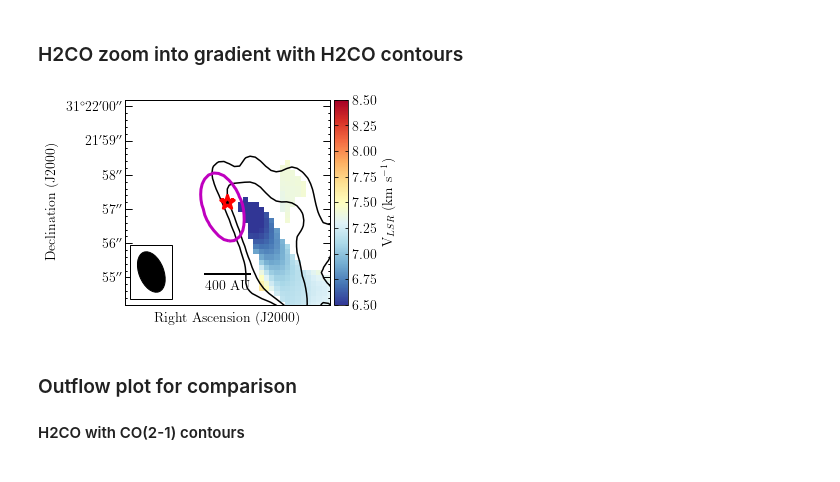
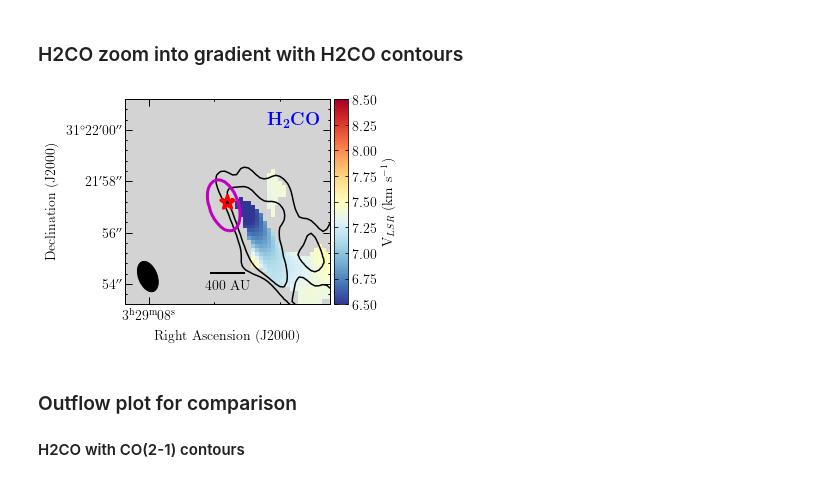
Before and after one commit to tere-valdivia/Per-emb-50_results, a Jupyter notebook: Data_figures.ipynb, the cells around one changed output. Saved outputs shown, nothing was run; the diff lists cells and outputs as text; code cells hidden in the pictures.

```diff
--- a/Data_figures.ipynb
+++ b/Data_figures.ipynb
@@ -622,37 +676,40 @@ phasecent = np.array([head['ra'], head['dec']]) *u.deg
 freq = head['restfreq'] * u.Hz
 header = WCS(head).celestial.to_header()
 header['bmaj'] = head['bmaj']
 header['bmin'] = head['bmin']
 header['bpa'] = head['bpa']
 moment = paramcube[1]
 vmin = 6.5
 vmax = 8.5
 cmap = 'RdYlBu_r'
 
 ang_size = (400 / 293) * u.arcsec
-
+title = r'\textbf{H\boldmath$_{2}$CO}'
 filename_contour = 'H2CO/CDconfigsmall/Per-emb-50_CD_l021l060_uvsub_H2CO_multi_small_fitcube_stream_mom0'
 levels = np.array([3,5]) * 0.25 # K km/s
 
 filename_continuum = 'continuum/Per-emb-50_CD_li_cont_rob1-selfcal'
 cont_data = fits.getdata(filename_continuum+'.fits')[0]
 cont_header = WCS(fits.getheader(filename_continuum+'.fits')).celestial.to_header()
 
 fig = plot_aplpy_standard(fits.PrimaryHDU(data=moment, header=header), stretch, vmin, vmax, cmap, label_col='k', star_col='r')
+fig.set_nan_color('lightgrey')
 fig.colorbar.set_axis_label_text(r'V$_{LSR}$ (km s$^{-1}$)')
 fig.show_contour(filename_contour+'.fits', levels=levels, colors='k')
 fig.scalebar.set_length(ang_size)
 fig.scalebar.set_label('400 AU')
 fig.show_contour(fits.PrimaryHDU(data=cont_data,header=cont_header), levels=[0.007], colors='m', linewidths=3)
-fig.recenter(ra_Per50.value, dec_Per50.value, (3*u.arcsec).to(u.deg).value)
+fig.recenter(ra_Per50.value, dec_Per50.value, (4*u.arcsec).to(u.deg).value)
 fig._layers['star']._sizes = np.array([200])
 fig._layers['star']._linewidths = np.array([3.])
-
+fig.beam.set_frame(False)
+fig.add_label(0.95,0.9, title, color='b',
+               relative=True, horizontalalignment='right', size=18)
 if saveaction:
     savefile = filename + '_v_lsr_H2CO_cont.pdf'
     plt.savefig(savefile, bbox_inches='tight', dpi=300)
 # %% [output]
-[figure, old version]
+[figure, new version]
 # %% [markdown]
 ### Outflow plot for comparison
 
```
Also changed, not shown: parts of 7 cells of this notebook, 8 other files.
